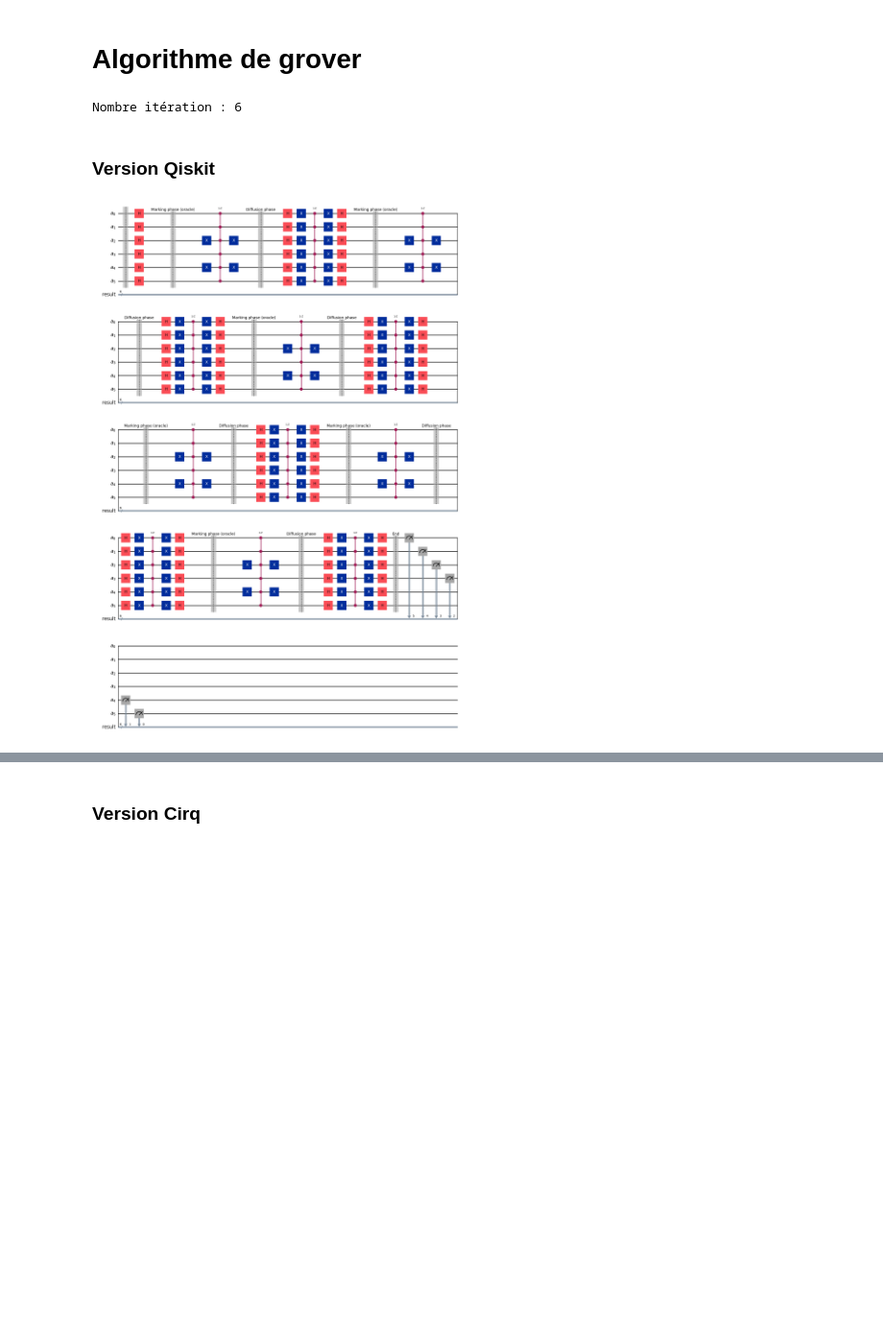
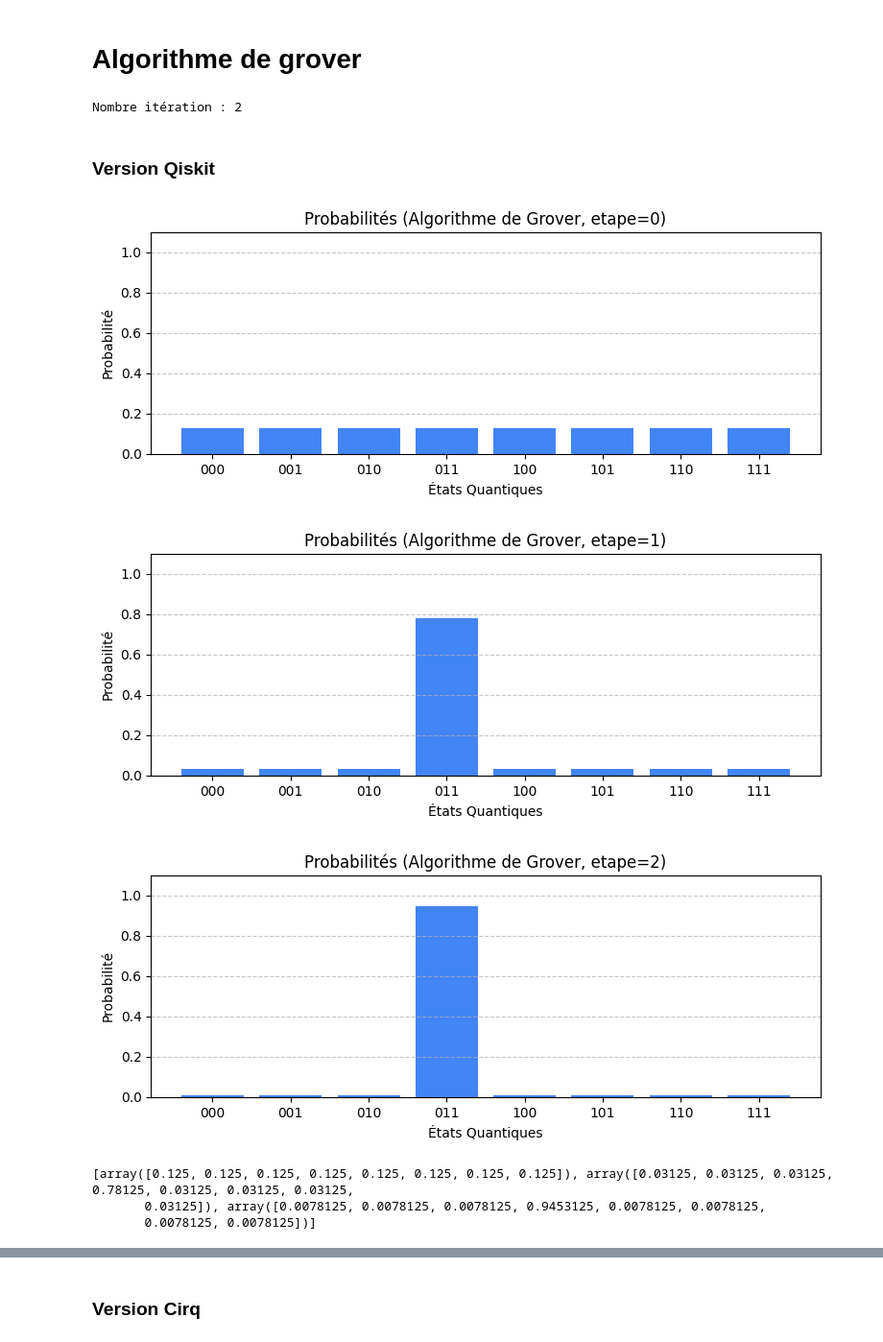
Before and after one commit to RobinSteiger/Quantum_Grover_Algorithm, a Jupyter notebook: tp_grover_groupe6.ipynb, the cells around one changed output, grey strips where cells are left out. Shown at 96% size. Drawn from its saved outputs; the diff is of its cells as text; code cells hidden in the pictures; blank space fills up the shorter version.

```diff
--- a/tp_grover_groupe6.ipynb
+++ b/tp_grover_groupe6.ipynb
@@ -59,53 +20,79 @@ from braket.devices import LocalSimulator
 # %% [markdown]
 # Algorithme de grover
 # %%
-n = 6
+n = 3
 solution = "110101"
-max_iter = round(math.pi / 4 * math.sqrt(2**n))
+max_iter = int(np.floor(math.pi / 4 * math.sqrt(2**n)))
 print(f"Nombre itération : {max_iter}")
 # %% [output]
-Nombre itération : 6
+Nombre itération : 2
+# %%
+def plot_probs(probs, step):
+  etiquettes = [format(i, f'0{n}b') for i in range(len(probs))]
+  plt.figure(figsize=(9, 3))
+  barres = plt.bar(etiquettes, probs, color='#4285F4')
+  plt.title(f"Probabilités (Algorithme de Grover, etape={step})")
+  plt.xlabel("États Quantiques")
+  plt.ylabel("Probabilité")
+  plt.ylim(0, 1.1) # Fixe l'axe Y de 0 à 1.1 (pour laisser de la place au texte)
+  plt.grid(axis='y', linestyle='--', alpha=0.7)
+  plt.show()
 # %% [markdown]
 ### Version Qiskit
 # %%
 mcz = MCMT('cz', n-1, 1)
-# Qbit
 a = QuantumRegister(n, "a")
-# For results
 res = ClassicalRegister(n, "result")
-
 qc = QuantumCircuit(a, res)
+probs = []
 
 qc.barrier()
 
 qc.h(a)
 
-for _ in range(max_iter):
+state = Statevector(qc)
+prob = state.probabilities()
+probs.append(prob)
+plot_probs(prob, 0)
+
+for step in range(max_iter):
   qc.barrier(label="Marking phase (oracle)")
   for i in range(n):
     if solution[i] == "0":
       qc.x(a[i])
 
   qc.compose(mcz, inplace=True)
 
   for i in range(n):
     if solution[i] == "0":
       qc.x(a[i])
 
   qc.barrier(label="Diffusion phase")
 
   qc.h(a)
   qc.x(a)
   qc.compose(mcz, inplace=True)
   qc.x(a)
   qc.h(a)
 
+  state = Statevector(qc)
+  prob = state.probabilities()
+  probs.append(prob)
+  plot_probs(prob, step+1)
+
+
 qc.barrier(label="End")
 
 qc.measure(a, res[::-1])
 qc.draw(output="mpl")
+print(probs)
 # %% [output]
-[figure, old version]
+[figure, new version]
+[figure, added]
+[figure, added]
+[array([0.125, 0.125, 0.125, 0.125, 0.125, 0.125, 0.125, 0.125]), array([0.03125, 0.03125, 0.03125, 0.78125, 0.03125, 0.03125, 0.03125,
+       0.03125]), array([0.0078125, 0.0078125, 0.0078125, 0.9453125, 0.0078125, 0.0078125,
+       0.0078125, 0.0078125])]
 # %%
 Simulator= AerSimulator()
 #Converts your circuit into a form the simulator understands
```
Also changed, not shown: parts of 23 cells of this notebook.
